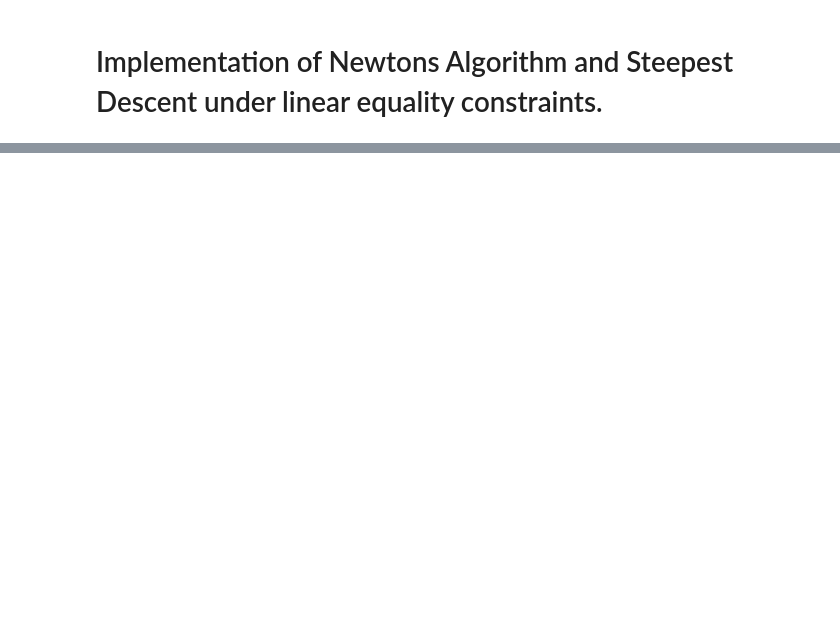
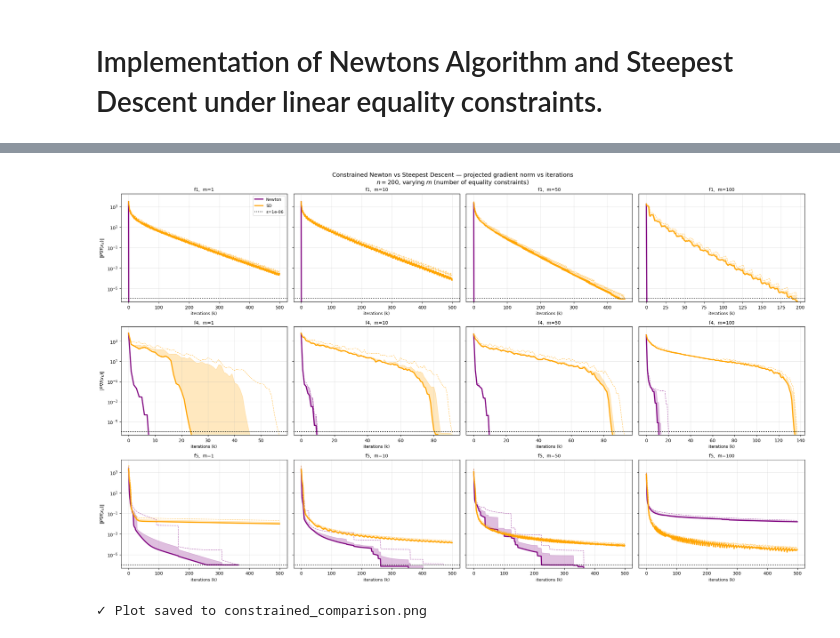
Before and after one commit to rohde01/numerical-optimization, a Jupyter notebook: Handin5/assignment.ipynb, the cells around one changed output, grey strips where cells are left out. Saved outputs shown, nothing was run; the diff lists cells and outputs as text; code cells hidden in the pictures; blank space fills up the shorter version.

```diff
--- a/Handin5/assignment.ipynb
+++ b/Handin5/assignment.ipynb
@@ -152,0 +332,53 @@ def steepest_descent_equality_constrained(f, df, Hf, x0, A, b, max_iter, epsilon
+# %%
+
+# ── Convergence plots: 3 rows (f1, f4, f5) × 4 cols (m=1,10,50,100) ────────
+
+func_names  = ["f1", "f4", "f5"]
+colors      = {"Newton": "purple", "SD": "orange"}
+
+fig, axes = plt.subplots(3, 4, figsize=(22, 13), sharey='row')
+fig.suptitle(
+    "Constrained Newton vs Steepest Descent — projected gradient norm vs iterations\n"
+    r"$n=200$, varying $m$ (number of equality constraints)",
+    fontsize=13
+)
+
+for row, func_name in enumerate(func_names):
+    for col, m in enumerate(M_VALUES):
+        ax = axes[row, col]
+
+        for opt_name, color in colors.items():
+            runs = results[func_name][m][opt_name]
+            if not runs:
+                continue
+            stats = aggregate_grad_norms(runs)
+
+            ax.semilogy(stats['steps'], stats['median'],
+                        color=color, linewidth=2.5, label=opt_name)
+            ax.fill_between(stats['steps'], stats['median'], stats['p75'],
+                            color=color, alpha=0.25, label='_nolegend_')
+            ax.semilogy(stats['steps'], stats['p99'],
+                        color=color, linewidth=1, linestyle='--', alpha=0.6,
+                        label='_nolegend_')
+
+        ax.axhline(y=EPSILON, color='black', linestyle=':', linewidth=1.5,
+                   label=f'ε={EPSILON:.0e}' if (row == 0 and col == 0) else '_nolegend_')
+
+        ax.set_ylim(bottom=EPSILON * 0.5)
+        ax.set_xlabel('iterations (k)', fontsize=9)
+        ax.set_title(f'{func_name},  m={m}', fontsize=10)
+        ax.grid(True, alpha=0.3)
+
+        if col == 0:
+            ax.set_ylabel(r'$\|P \nabla f(x_k)\|$', fontsize=10)
+
+        if row == 0 and col == 0:
+            ax.legend(loc='upper right', fontsize=9)
+
+plt.tight_layout()
+plt.savefig('constrained_comparison.png', dpi=150, bbox_inches='tight')
+plt.show()
+print("✓ Plot saved to constrained_comparison.png")
+# %% [output]
+[figure, added]
+✓ Plot saved to constrained_comparison.png
```
Also changed, not shown: parts of 3 cells of this notebook, 1 other file.
